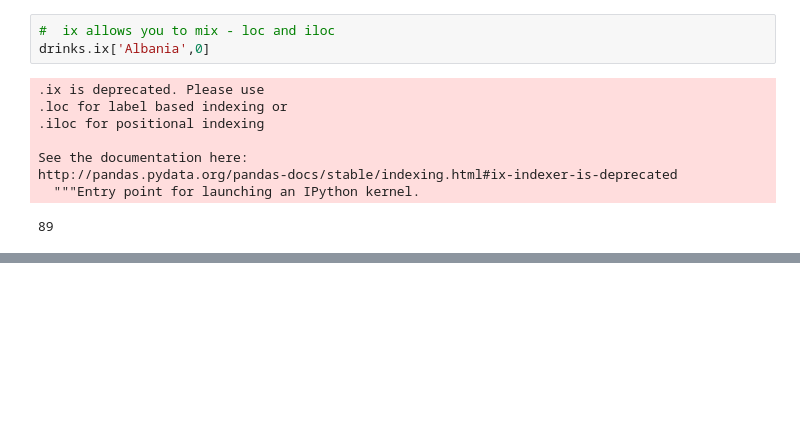
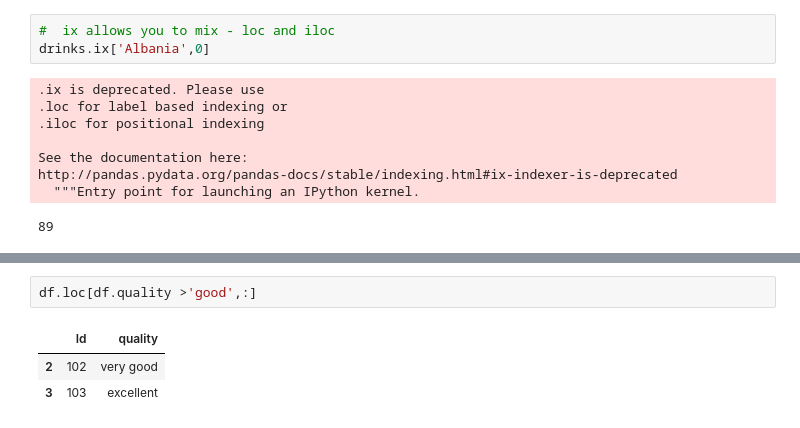
Before and after one commit to katamit/Data-Science, a Jupyter notebook: Pandas_notebooks/Pandas_Tut_data_school.ipynb, the cells around one changed output, grey strips where cells are left out. Cells and saved outputs as stored; diff of their text form; blank space fills up the shorter version.

```diff
--- a/Pandas_notebooks/Pandas_Tut_data_school.ipynb
+++ b/Pandas_notebooks/Pandas_Tut_data_school.ipynb
@@ -726,0 +858,6 @@ http://pandas.pydata.org/pandas-docs/stable/indexing.html#ix-indexer-is-deprecat
+# %%
+df.loc[df.quality >'good',:]
+# %% [output]
+|  | Id | quality |
+| 2 | 102 | very good |
+| 3 | 103 | excellent |
```
Also changed, not shown: parts of 20 cells of this notebook.
